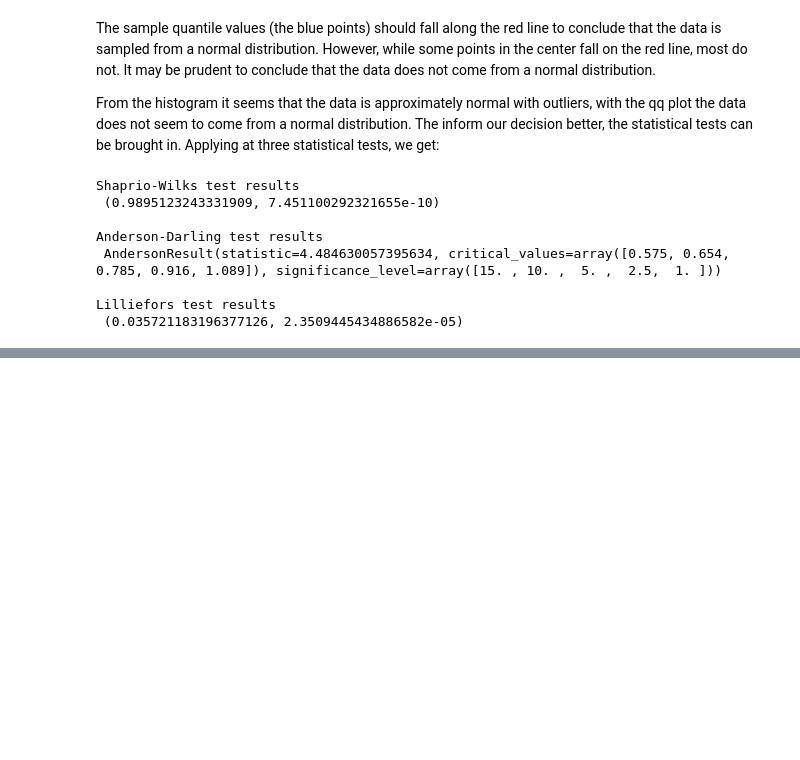
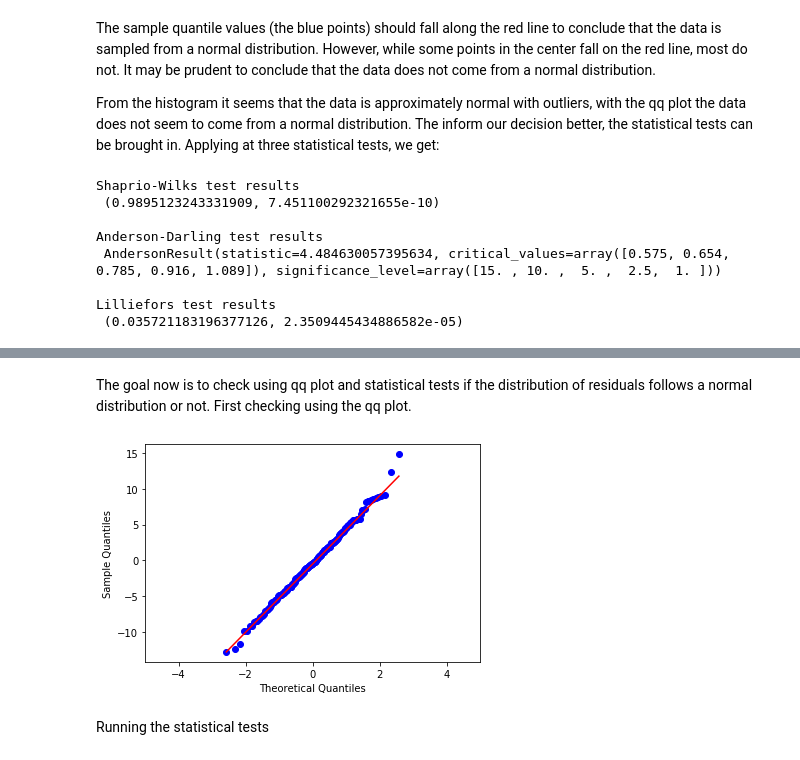
Before and after one commit to colaberry/DSin100days, a Jupyter notebook: notebooks/normality_tests/Normality tests- Using statistical tests.ipynb, the cells around one changed output, grey strips where cells are left out. Drawn from its saved outputs; the diff is of its cells as text; code cells hidden in the pictures; blank space fills up the shorter version.

```diff
--- a/notebooks/normality_tests/Normality tests- Using statistical tests.ipynb
+++ b/notebooks/normality_tests/Normality tests- Using statistical tests.ipynb
@@ -300,0 +366,11 @@ sat_scores_data
+# %% [markdown]
+The goal now is to check using qq plot and statistical tests if the distribution of residuals follows a normal distribution or not. First checking using the qq plot.
+# %%
+# qq plot for distribution of residuals
+fig = sm.qqplot(residuals, sps.distributions.norm, loc=0, scale=1, line="q")
+plt.xlim([-5,5])
+plt.show()
+# %% [output]
+[figure, added]
+# %% [markdown]
+Running the statistical tests
```
Also changed, not shown: parts of 22 cells of this notebook.
